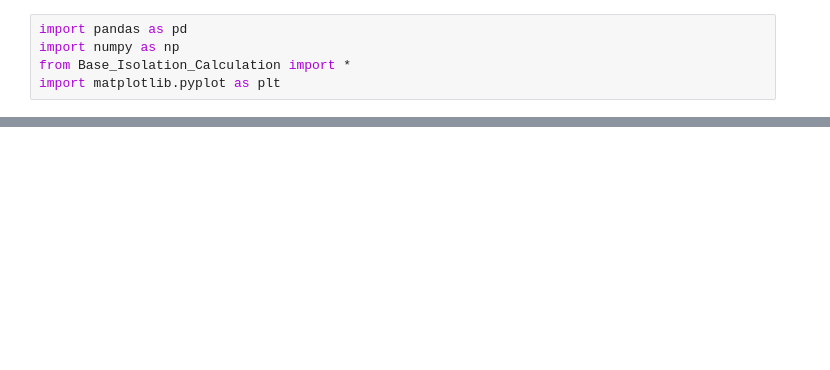
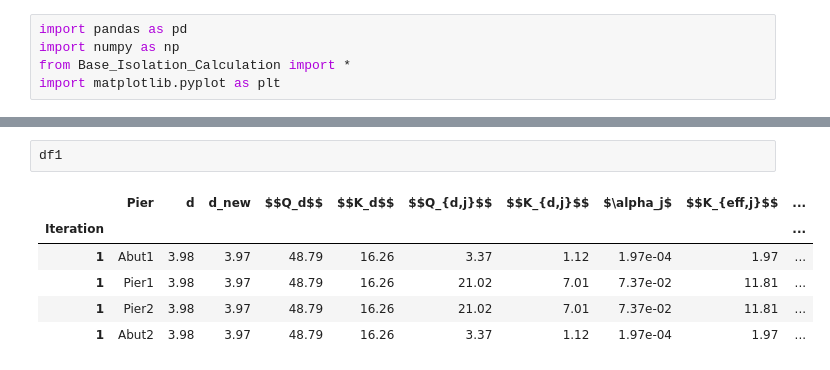
Before and after one commit to CFCSL/BASE-ISOLATION, a Jupyter notebook: Samples.ipynb, the cells around one changed output, grey strips where cells are left out. Drawn from its saved outputs; the diff is of its cells as text; blank space fills up the shorter version.

```diff
--- a/Samples.ipynb
+++ b/Samples.ipynb
@@ -75,0 +69,9 @@ abs(1.66-1.76)/1.76
+# %%
+df1
+# %% [output]
+|  | Pier | d | d_new | $$Q_d$$ | $$K_d$$ | $$Q_{d,j}$$ | $$K_{d,j}$$ | $\alpha_j$ | $$K_{eff,j}$$ | ... |
+| Iteration |  |  |  |  |  |  |  |  |  | ... |
+| 1 | Abut1 | 3.98 | 3.97 | 48.79 | 16.26 | 3.37 | 1.12 | 1.97e-04 | 1.97 | ... |
+| 1 | Pier1 | 3.98 | 3.97 | 48.79 | 16.26 | 21.02 | 7.01 | 7.37e-02 | 11.81 | ... |
+| 1 | Pier2 | 3.98 | 3.97 | 48.79 | 16.26 | 21.02 | 7.01 | 7.37e-02 | 11.81 | ... |
+| 1 | Abut2 | 3.98 | 3.97 | 48.79 | 16.26 | 3.37 | 1.12 | 1.97e-04 | 1.97 | ... |
```
Also changed, not shown: parts of 12 cells of this notebook, 8 other files.
